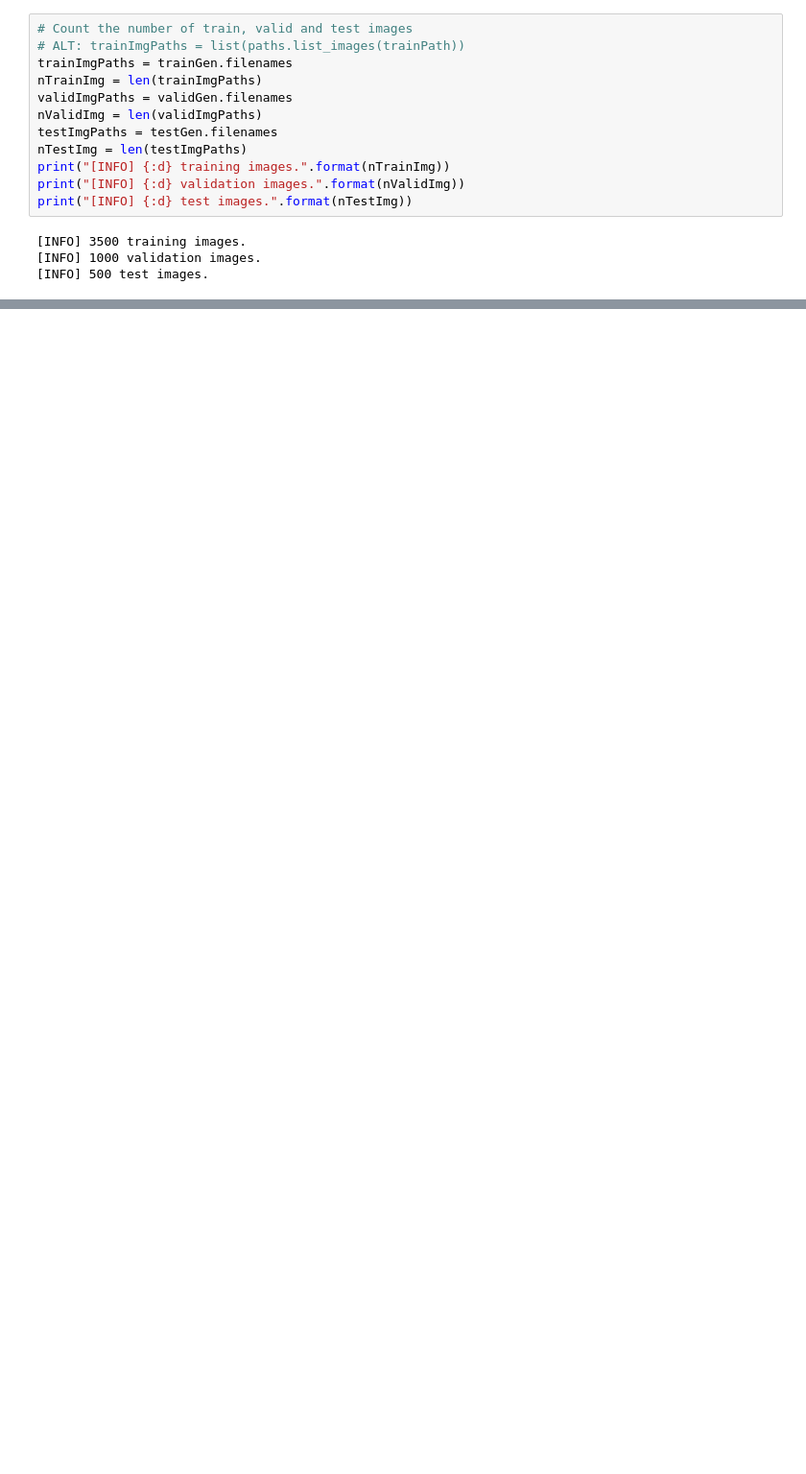
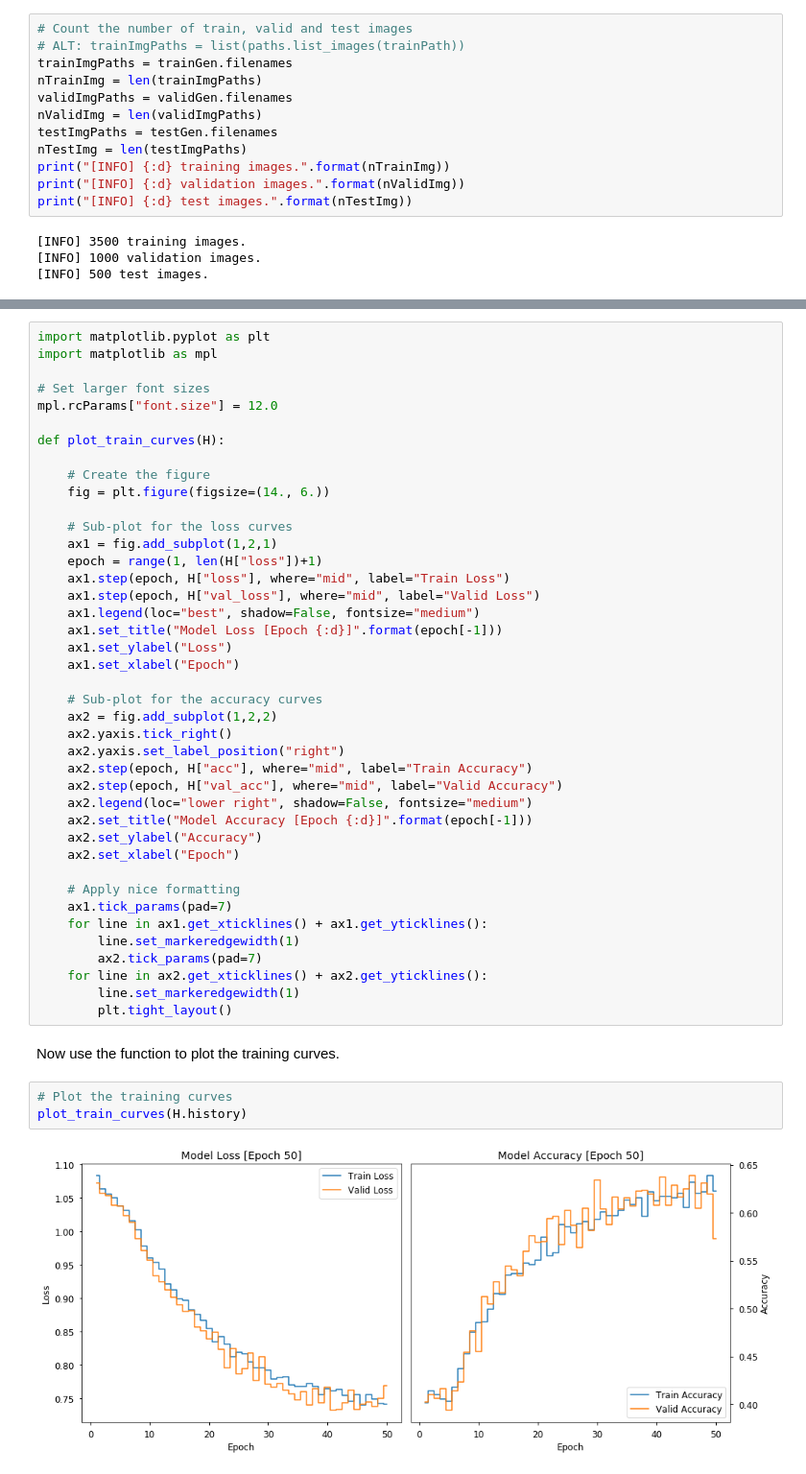
Before and after one commit to MQ-ASTR3110-2021/ASTR3110_Tutorial_Notebooks_2021, a Jupyter notebook: ASTR3110_Tutorial_10_CNNs.ipynb, the cells around one changed output, grey strips where cells are left out. Shown at 96% size. Drawn from its saved outputs; the diff is of its cells as text; blank space fills up the shorter version.

```diff
--- a/ASTR3110_Tutorial_10_CNNs.ipynb
+++ b/ASTR3110_Tutorial_10_CNNs.ipynb
@@ -176,0 +294,48 @@ Epoch 100/100
+# %%
+import matplotlib.pyplot as plt
+import matplotlib as mpl
+
+# Set larger font sizes
+mpl.rcParams["font.size"] = 12.0
+
+def plot_train_curves(H):
+
+    # Create the figure
+    fig = plt.figure(figsize=(14., 6.))
+
+    # Sub-plot for the loss curves
+    ax1 = fig.add_subplot(1,2,1)
+    epoch = range(1, len(H["loss"])+1)
+    ax1.step(epoch, H["loss"], where="mid", label="Train Loss")
+    ax1.step(epoch, H["val_loss"], where="mid", label="Valid Loss")
+    ax1.legend(loc="best", shadow=False, fontsize="medium")
+    ax1.set_title("Model Loss [Epoch {:d}]".format(epoch[-1]))
+    ax1.set_ylabel("Loss")
+    ax1.set_xlabel("Epoch")
+
+    # Sub-plot for the accuracy curves
+    ax2 = fig.add_subplot(1,2,2)
+    ax2.yaxis.tick_right()
+    ax2.yaxis.set_label_position("right")
+    ax2.step(epoch, H["acc"], where="mid", label="Train Accuracy")
+    ax2.step(epoch, H["val_acc"], where="mid", label="Valid Accuracy")
+    ax2.legend(loc="lower right", shadow=False, fontsize="medium")
+    ax2.set_title("Model Accuracy [Epoch {:d}]".format(epoch[-1]))
+    ax2.set_ylabel("Accuracy")
+    ax2.set_xlabel("Epoch")
+
+    # Apply nice formatting
+    ax1.tick_params(pad=7)
+    for line in ax1.get_xticklines() + ax1.get_yticklines():
+        line.set_markeredgewidth(1)
+        ax2.tick_params(pad=7)
+    for line in ax2.get_xticklines() + ax2.get_yticklines():
+        line.set_markeredgewidth(1)
+        plt.tight_layout()
+# %% [markdown]
+Now use the function to plot the training curves.
+# %%
+# Plot the training curves
+plot_train_curves(H.history)
+# %% [output]
+[figure, added]
```
Also changed, not shown: parts of 44 cells of this notebook.
